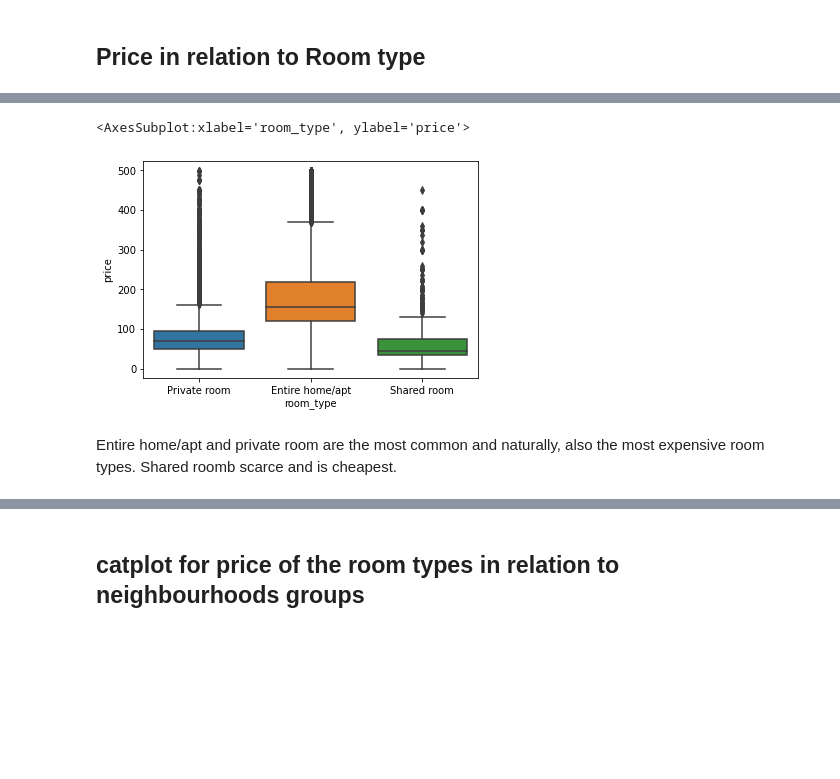
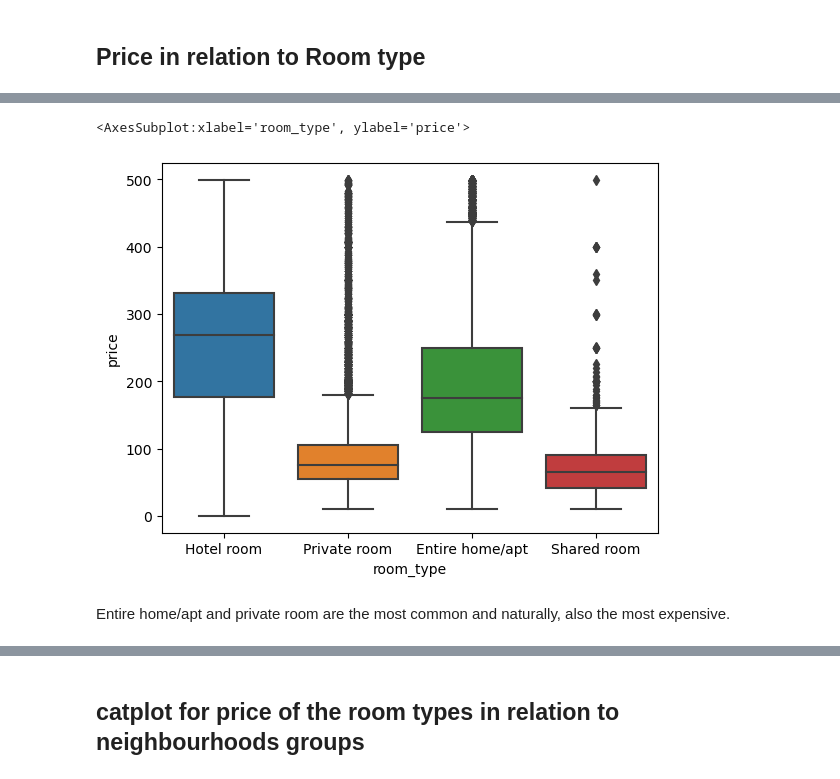
Before and after one commit to angiecodess/AirBnB-NewYork-Price-Prediction, a Jupyter notebook: AirBnB price prediction.ipynb, the cells around one changed output, grey strips where cells are left out. Drawn from its saved outputs; the diff is of its cells as text; code cells hidden in the pictures; blank space fills up the shorter version.

```diff
--- a/AirBnB price prediction.ipynb
+++ b/AirBnB price prediction.ipynb
@@ -8,5 +8,5 @@ warnings.filterwarnings('ignore')
 # %% [markdown]
 # EDA (Exploratory Data Analysis)
 # %%
-data = pd.read_csv('./AB_NYC_2019.csv')
+nyc_data = pd.read_csv('./listings.csv')
 # %%
@@ -191,8 +176,8 @@ sns.countplot(data=data[data.price < 500], x='room_type')
 # %%
-sns.boxplot(data=data[data.price < 500], x='room_type', y='price')
+sns.boxplot(data = nyc_data[nyc_data.price < 500], x='room_type', y='price')
 # %% [output]
 <AxesSubplot:xlabel='room_type', ylabel='price'>
-[figure, old version]
+[figure, new version]
 # %% [markdown]
-Entire home/apt and private room are the most common and naturally, also the most expensive room types. Shared roomb scarce and is cheapest.
+Entire home/apt and private room are the most common and naturally, also the most expensive.
 # %%
```
Also changed, not shown: parts of 129 cells of this notebook, 2 other files.
